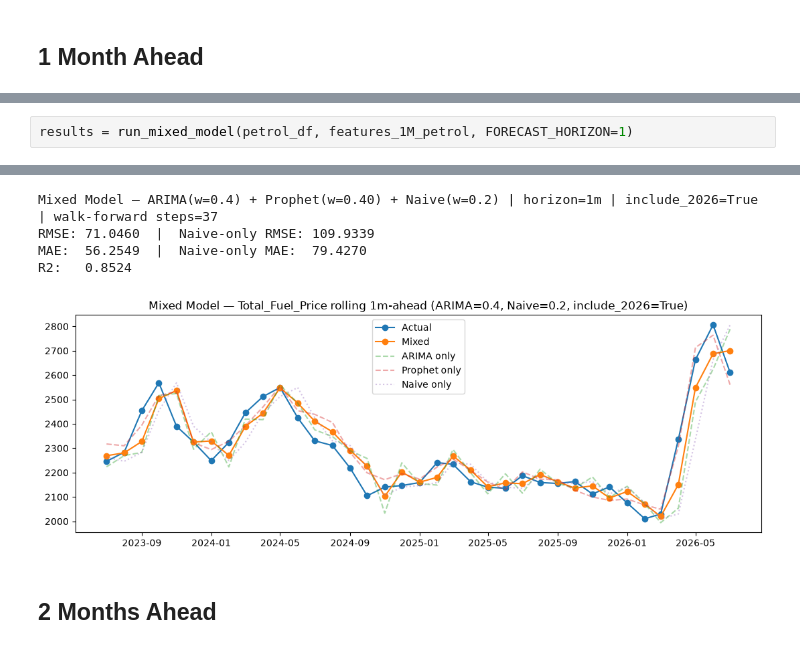
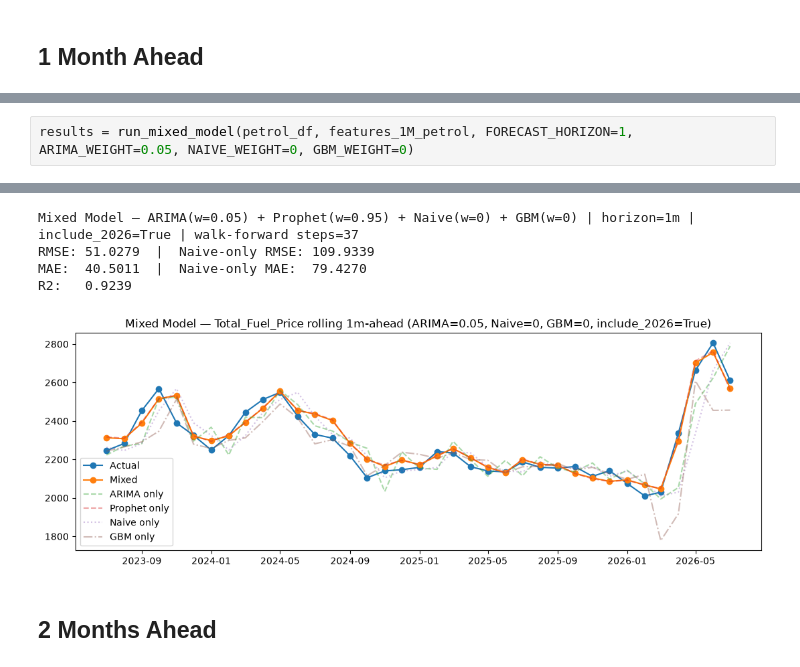
Before and after one commit to Trist4/fools-optimum, a Jupyter notebook: notebooks/mixed_model.ipynb, the cells around one changed output, grey strips where cells are left out. Saved outputs shown, nothing was run; the diff lists cells and outputs as text.

```diff
--- a/notebooks/mixed_model.ipynb
+++ b/notebooks/mixed_model.ipynb
@@ -223,3 +240,3 @@ R2:   0.8135
 # %%
-results = run_mixed_model(petrol_df, features_1M_petrol, FORECAST_HORIZON=1)
+results = run_mixed_model(petrol_df, features_1M_petrol, FORECAST_HORIZON=1, ARIMA_WEIGHT=0.05, NAIVE_WEIGHT=0, GBM_WEIGHT=0)
 # %% [output]
@@ -243,8 +260,8 @@ results = run_mixed_model(petrol_df, features_1M_petrol, FORECAST_HORIZON=1)
-Mixed Model — ARIMA(w=0.4) + Prophet(w=0.40) + Naive(w=0.2) | horizon=1m | include_2026=True | walk-forward steps=37
-RMSE: 71.0460  |  Naive-only RMSE: 109.9339
-MAE:  56.2549  |  Naive-only MAE:  79.4270
-R2:   0.8524
+Mixed Model — ARIMA(w=0.05) + Prophet(w=0.95) + Naive(w=0) + GBM(w=0) | horizon=1m | include_2026=True | walk-forward steps=37
+RMSE: 51.0279  |  Naive-only RMSE: 109.9339
+MAE:  40.5011  |  Naive-only MAE:  79.4270
+R2:   0.9239
-[figure, old version]
+[figure, new version]
 # %% [markdown]
 ## 2 Months Ahead
 # %%
```
Also changed, not shown: parts of 11 cells of this notebook.
